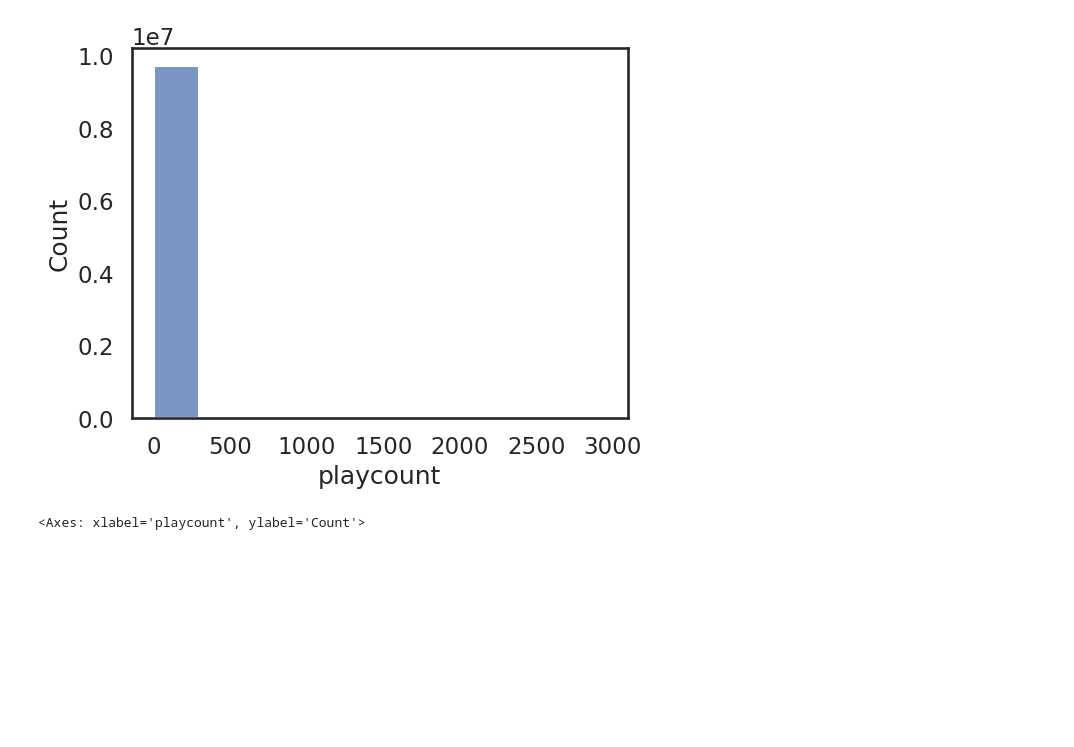
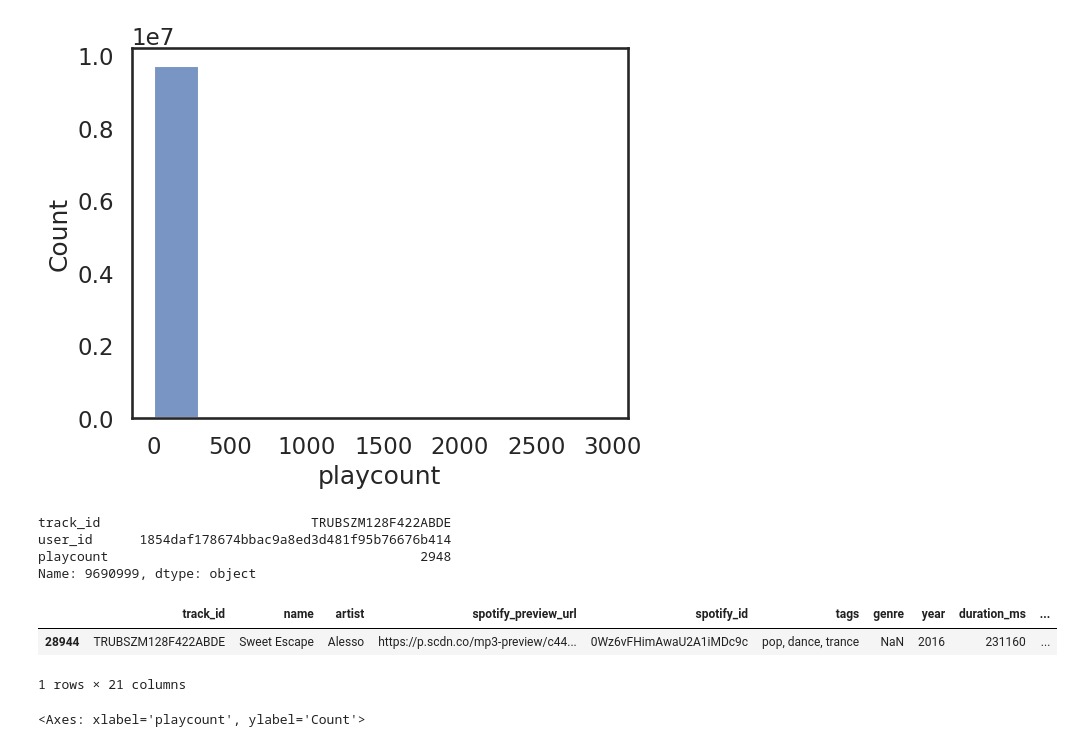
Before and after one commit to iliketurtles83/super-couscous, a Jupyter notebook: 01-analysis.ipynb, the cells around one changed output. Cells and saved outputs as stored; diff of their text form; code cells hidden in the pictures; blank space fills up the shorter version.

```diff
--- a/01-analysis.ipynb
+++ b/01-analysis.ipynb
@@ -28,6 +28,22 @@ sns.histplot(user_df['playcount'], bins=10)
 # %% [output]
 <Axes: xlabel='playcount', ylabel='Count'>
 [figure]
+# %%
+# get track id with most plays
+# row with highest playcount
+highrow = user_df.loc[user_df['playcount'].idxmax()]
+print(highrow)
+
+# row in music_df with this track id
+music_df.loc[music_df['track_id'] == highrow['track_id']]
+# %% [output]
+track_id                           TRUBSZM128F422ABDE
+user_id      1854daf178674bbac9a8ed3d481f95b76676b414
+playcount                                        2948
+Name: 9690999, dtype: object
+|  | track_id | name | artist | spotify_preview_url | spotify_id | tags | genre | year | duration_ms | ... |
+| 28944 | TRUBSZM128F422ABDE | Sweet Escape | Alesso | https://p.scdn.co/mp3-preview/c44... | 0Wz6vFHimAwaU2A1iMDc9c | pop, dance, trance | NaN | 2016 | 231160 | ... |
+1 rows × 21 columns
 # %%
 log_playcount = np.log(user_df['playcount'])
 sns.histplot(log_playcount, bins=10)
```
Also changed, not shown: parts of 10 cells of this notebook, 2 other files.
